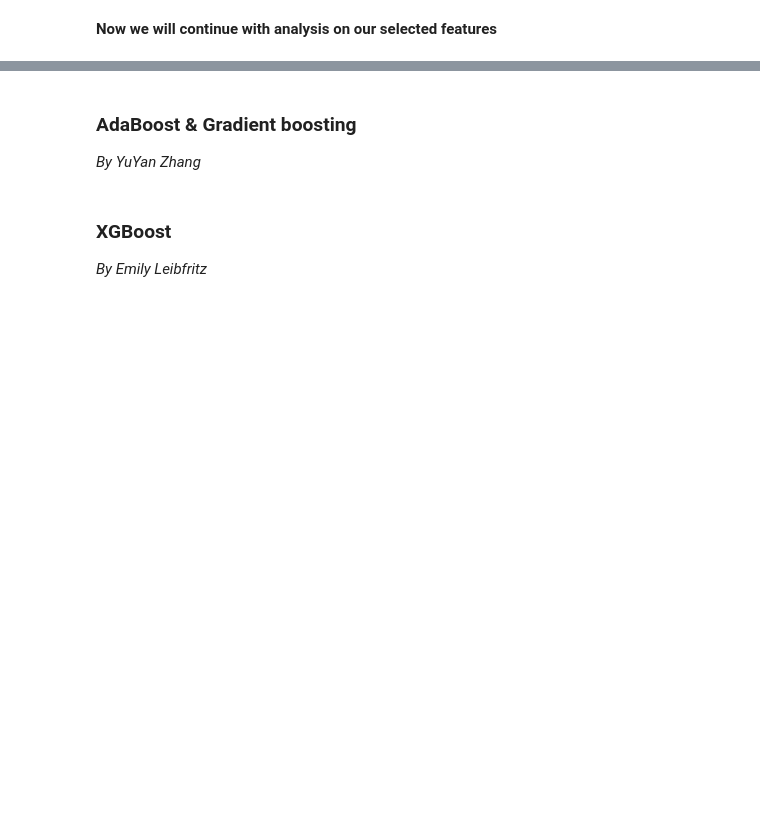
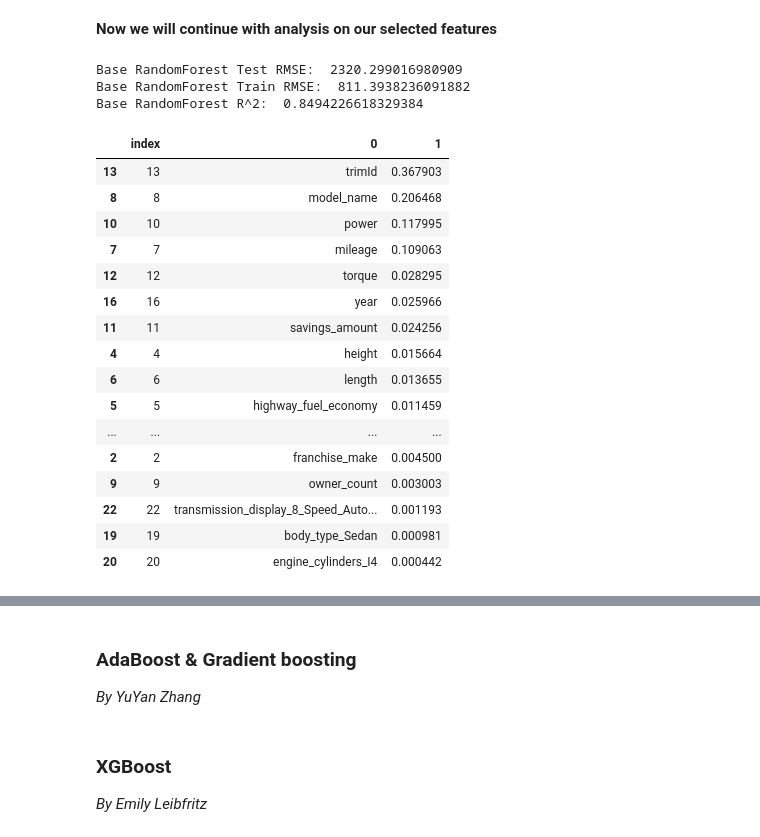
Before and after one commit to hibakhatib/Stat303-3-Final-Project, a Jupyter notebook: Final Project Code - Used Cars.ipynb, the cells around one changed output, grey strips where cells are left out. Cells and saved outputs as stored; diff of their text form; code cells hidden in the pictures; blank space fills up the shorter version.

```diff
--- a/Final Project Code - Used Cars.ipynb
+++ b/Final Project Code - Used Cars.ipynb
@@ -1314,12 +1326,9 @@ print("Feature importances are consistent.")
 # %%
 # coarse grid search: optimizing bagging model
 
-bagging_opt = {'bootstrap': [True, False],
-              'bootstrap_features': [True, False],
-               'max_samples': [0.5, 0.75,1.0],
+bagging_opt = {'max_samples': [0.5, 0.75,1.0],
               'max_features': [0.5, 0.75,1.0]}
 
 opt_grid = RandomizedSearchCV(estimator =  BaggingRegressor(base_estimator = Earth(max_degree= 6, feature_importance_type = "rss"), random_state =4), \
-                        param_distributions = bagging_opt, verbose = 1, n_jobs = -1, scoring = 'neg_root_mean_squared_error',\
-                             n_iter = 3)
+                        param_distributions = bagging_opt, verbose = 1, n_jobs = -1, scoring = 'neg_root_mean_squared_error')
 opt_grid.fit(X_train, y_train)
@@ -1462,2 +1499,32 @@ rf_feats2.sort_values(by = rf_feats2.columns[2], ascending = False)
 # %% [markdown]
 **Now we will continue with analysis on our selected features**
+# %%
+base_rf = RandomForestRegressor(random_state = 4).fit(X_train, y_train)
+print("Base RandomForest Test RMSE: ", mean_squared_error(y_test, base_rf.predict(X_test), squared = False))
+print("Base RandomForest Train RMSE: ", mean_squared_error(y_train, base_rf.predict(X_train), squared = False))
+print("Base RandomForest R^2: ", r2_score(y_test, base_rf.predict(X_test)))
+# %% [output]
+Base RandomForest Test RMSE:  2320.299016980909
+Base RandomForest Train RMSE:  811.3938236091882
+Base RandomForest R^2:  0.8494226618329384
+# %%
+base_rf_feats = pd.DataFrame(zip(base_rf.feature_names_in_, base_rf.feature_importances_)).reset_index()
+base_rf_feats.sort_values(by = base_rf_feats.columns[2], ascending = False)
+# %% [output]
+|  | index | 0 | 1 |
+| 13 | 13 | trimId | 0.367903 |
+| 8 | 8 | model_name | 0.206468 |
+| 10 | 10 | power | 0.117995 |
+| 7 | 7 | mileage | 0.109063 |
+| 12 | 12 | torque | 0.028295 |
+| 16 | 16 | year | 0.025966 |
+| 11 | 11 | savings_amount | 0.024256 |
+| 4 | 4 | height | 0.015664 |
+| 6 | 6 | length | 0.013655 |
+| 5 | 5 | highway_fuel_economy | 0.011459 |
+| ... | ... | ... | ... |
+| 2 | 2 | franchise_make | 0.004500 |
+| 9 | 9 | owner_count | 0.003003 |
+| 22 | 22 | transmission_display_8_Speed_Auto... | 0.001193 |
+| 19 | 19 | body_type_Sedan | 0.000981 |
+| 20 | 20 | engine_cylinders_I4 | 0.000442 |
```
Also changed, not shown: parts of 21 cells of this notebook.
